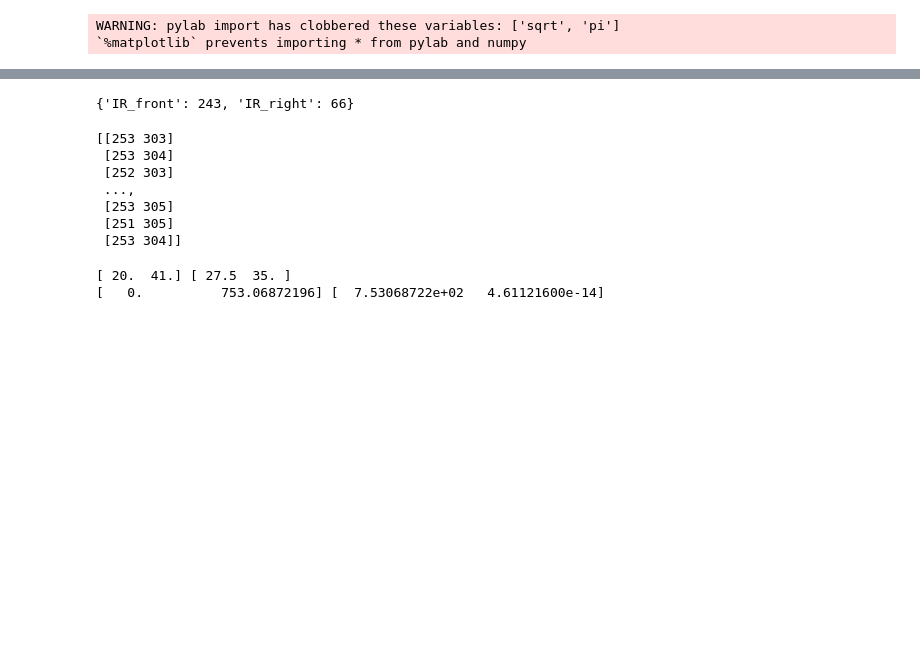
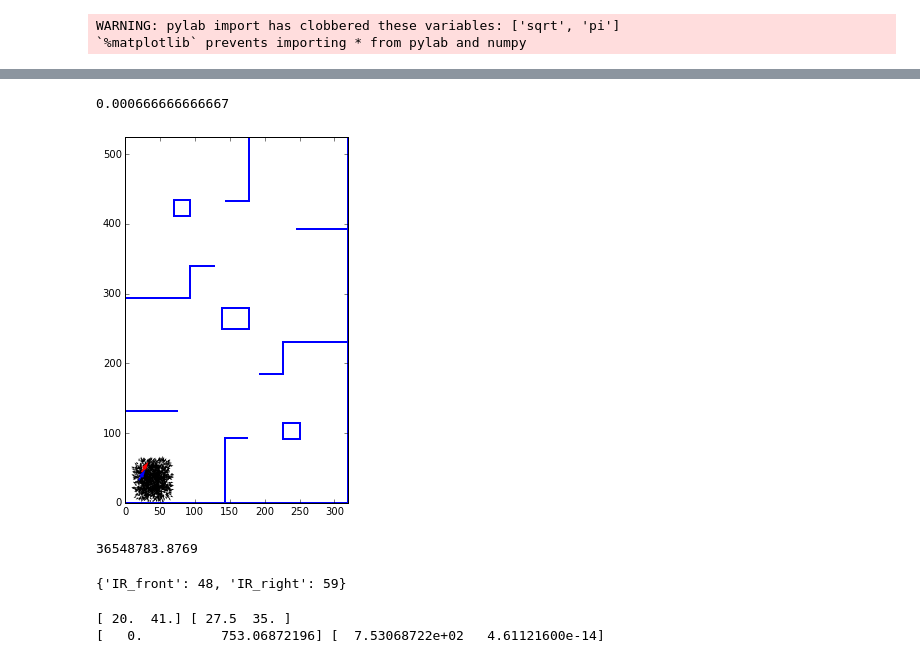
Before and after one commit to crunchiness/rss, a Jupyter notebook: particle_filtering_visualization.ipynb, the cells around one changed output, grey strips where cells are left out. Saved outputs shown, nothing was run; the diff lists cells and outputs as text; code cells hidden in the pictures; blank space fills up the shorter version.

```diff
--- a/particle_filtering_visualization.ipynb
+++ b/particle_filtering_visualization.ipynb
@@ -67,31 +67,33 @@ plt.show(figure)
 # %%
 reload(state.particle_filtering)
-particles = state.particle_filtering.Particles(n=25000, where=None)
-robot = state.particle_filtering.Robot(X_MAX-20, Y_MAX-30, pi)
+particles = state.particle_filtering.Particles(n=1500, where='1base')
+robot = state.particle_filtering.Robot(20, 30, 0)
+# %%
+particles.resample()
+# %% [output]
+0.000666666666667
 # %%
 for i in xrange(1):
-    factor = 6
+    factor = 10
     robot.rotate(pi/factor)
     particles.rotate(pi/factor)
-    particles.sense(Parti
-    distance = 20.0
+    particles.sense(robot.measurement_prediction())
+    distance = 5.0
     robot.forward(distance)
     particles.forward(distance)
     particles.sense(robot.measurement_prediction())
+    figure = plot(particles, robot)
+    plt.show(figure)
+    particles.resample()
+# %% [output]
+[figure, added]
+36548783.8769
 # %%
 robot.measurement_prediction()
 # %% [output]
-{'IR_front': 243, 'IR_right': 66}
+{'IR_front': 48, 'IR_right': 59}
 # %%
 particles.resample()
-# %% [output]
-[[253 303]
- [253 304]
- [252 303]
- ...,
- [253 305]
- [251 305]
- [253 304]]
 # %%
 robot.measurement_prediction()
 # %% [output]
```
Also changed, not shown: parts of 1 cell of this notebook, 1 other file.
